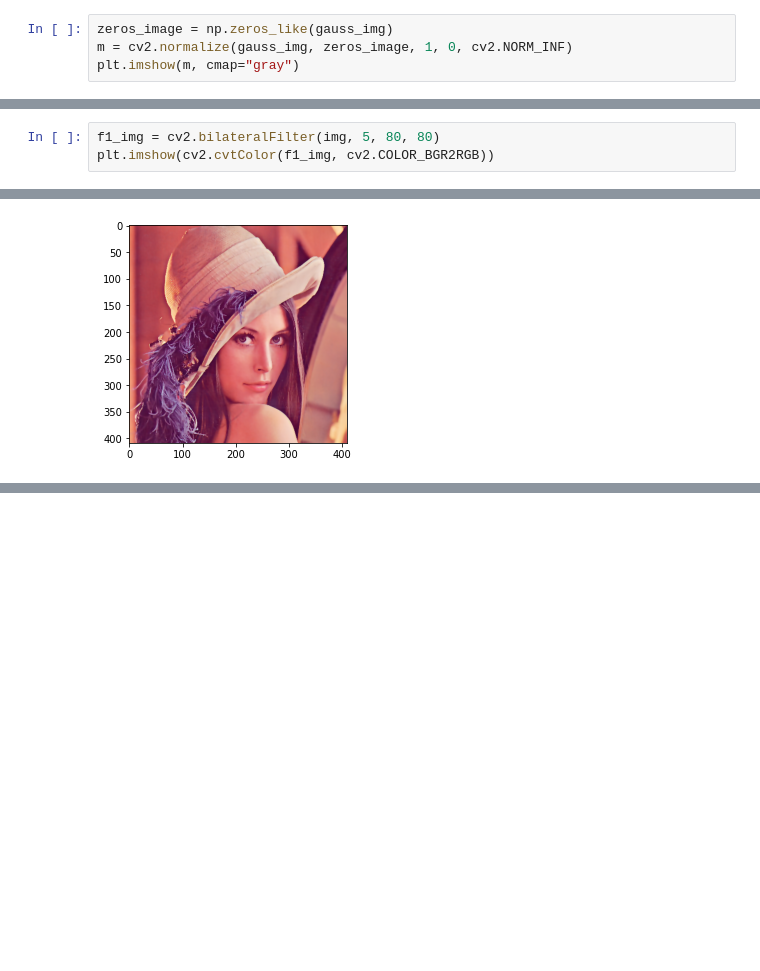
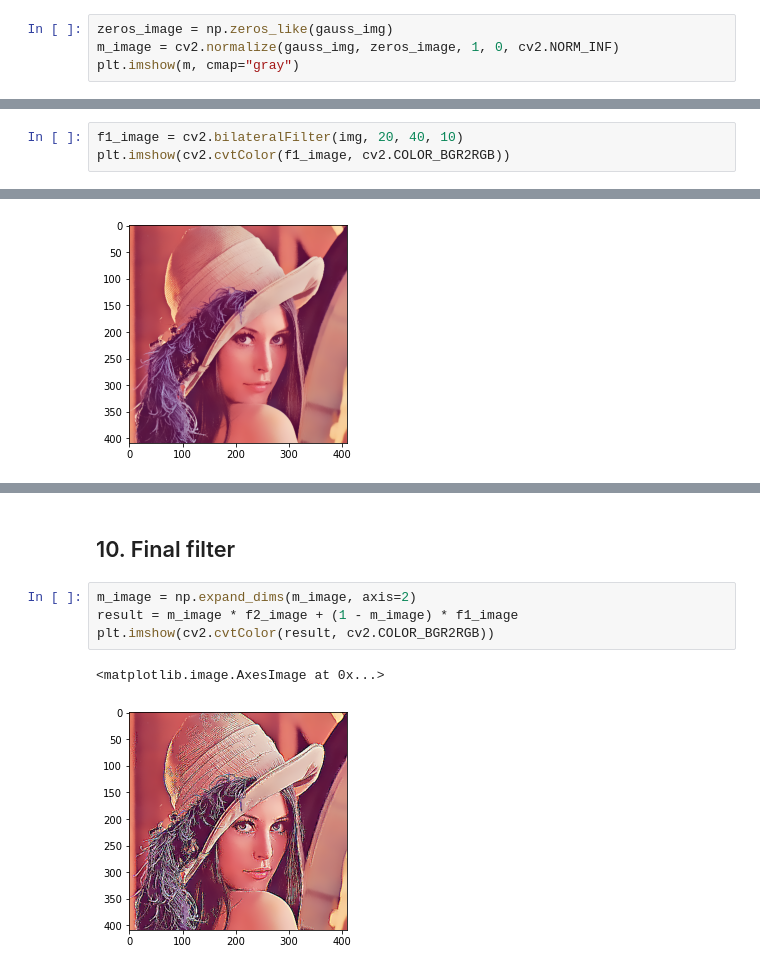
Before and after one commit to a-sidorova/computer_vision, a Jupyter notebook: 01_lab.ipynb, the cells around one changed output, grey strips where cells are left out. Drawn from its saved outputs; the diff is of its cells as text; blank space fills up the shorter version.

```diff
--- a/01_lab.ipynb
+++ b/01_lab.ipynb
@@ -79,7 +79,7 @@ plt.imshow(gauss_img, cmap="gray")
 [figure]
 # %%
 zeros_image = np.zeros_like(gauss_img)
-m = cv2.normalize(gauss_img, zeros_image, 1, 0, cv2.NORM_INF)
+m_image = cv2.normalize(gauss_img, zeros_image, 1, 0, cv2.NORM_INF)
 plt.imshow(m, cmap="gray")
 # %% [output]
 <matplotlib.image.AxesImage at 0x...>
@@ -87,8 +87,8 @@ plt.imshow(m, cmap="gray")
 # %% [markdown]
 ## 8. Bilaterial Filter - F1 image
 # %%
-f1_img = cv2.bilateralFilter(img, 5, 80, 80)
-plt.imshow(cv2.cvtColor(f1_img, cv2.COLOR_BGR2RGB))
+f1_image = cv2.bilateralFilter(img, 20, 40, 10)
+plt.imshow(cv2.cvtColor(f1_image, cv2.COLOR_BGR2RGB))
 # %% [output]
 <matplotlib.image.AxesImage at 0x...>
 [figure]
@@ -104,0 +104,9 @@ plt.imshow(cv2.cvtColor(f2_img, cv2.COLOR_BGR2RGB))
+# %% [markdown]
+## 10. Final filter
+# %%
+m_image = np.expand_dims(m_image, axis=2)
+result = m_image * f2_image + (1 - m_image) * f1_image
+plt.imshow(cv2.cvtColor(result, cv2.COLOR_BGR2RGB))
+# %% [output]
+<matplotlib.image.AxesImage at 0x...>
+[figure, added]
```
Also changed, not shown: parts of 3 cells of this notebook.
